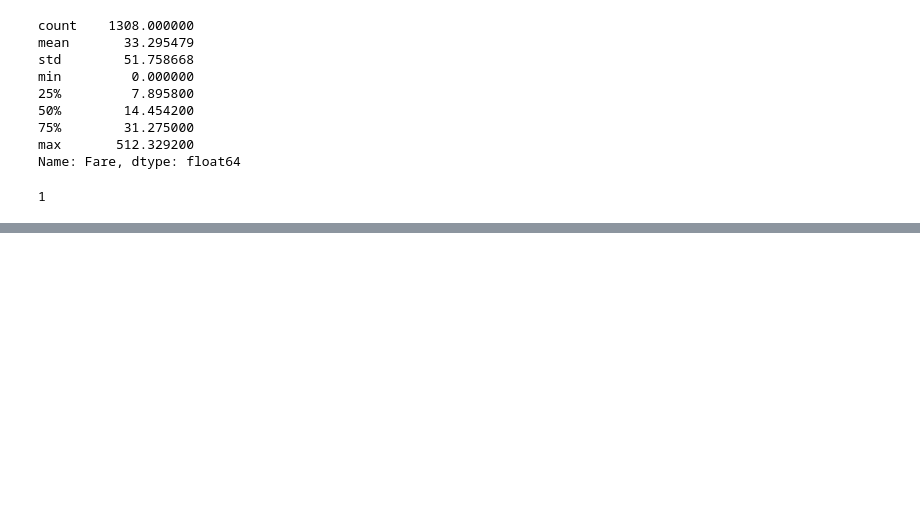
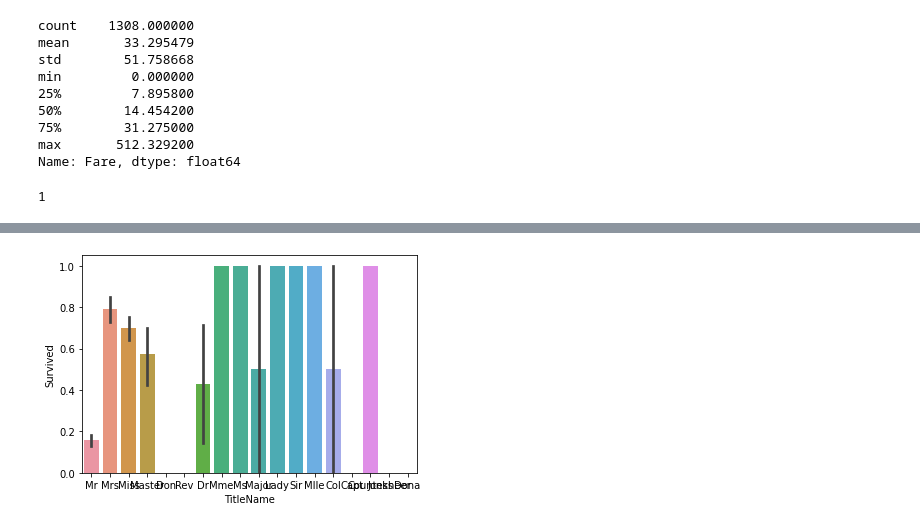
Before and after one commit to rdelaplaza/NEOLAND-DS2020-datalabs, a Jupyter notebook: 02-python-201/labs/titanic-challenge/01_EDA_titanic_parte1.ipynb, the cells around one changed output, grey strips where cells are left out. Drawn from its saved outputs; the diff is of its cells as text; code cells hidden in the pictures; blank space fills up the shorter version.

```diff
--- a/02-python-201/labs/titanic-challenge/01_EDA_titanic_parte1.ipynb
+++ b/02-python-201/labs/titanic-challenge/01_EDA_titanic_parte1.ipynb
@@ -713,0 +847,10 @@ sns.distplot(titanic_list['Fare'] , fit = norm)
+# %%
+# Creamos la función
+def get_title(name):
+    title_search = re.search(' ([A-Za-z]+)\.', name)
+    if title_search:
+        return title_search.group(1)
+    return ""
+# %%
+# Aplicamos esta función a una nueva dimensión / columna / atributo del dataset
+titanic_list['TitleName'] = titanic_list['Name'].apply(get_title)
@@ -713,0 +893,6 @@ sns.distplot(titanic_list['Fare'] , fit = norm)
+# %%
+import matplotlib.pyplot as plt
+sns.barplot(x="TitleName", y="Survived", data=titanic_list, ci=90)
+plt.show()
+# %% [output]
+[figure, added]
```
Also changed, not shown: parts of 51 cells of this notebook, 3 other files.
